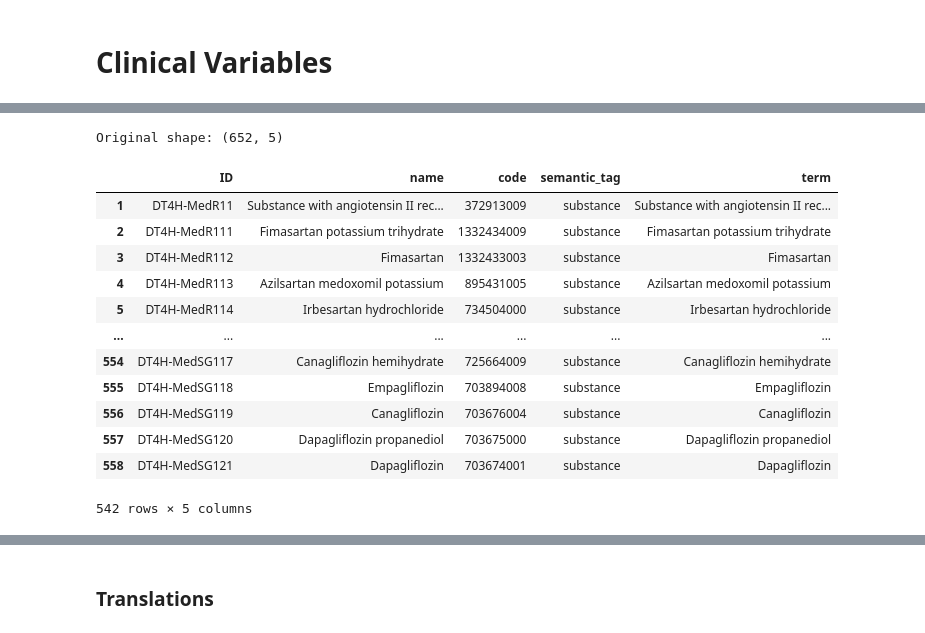
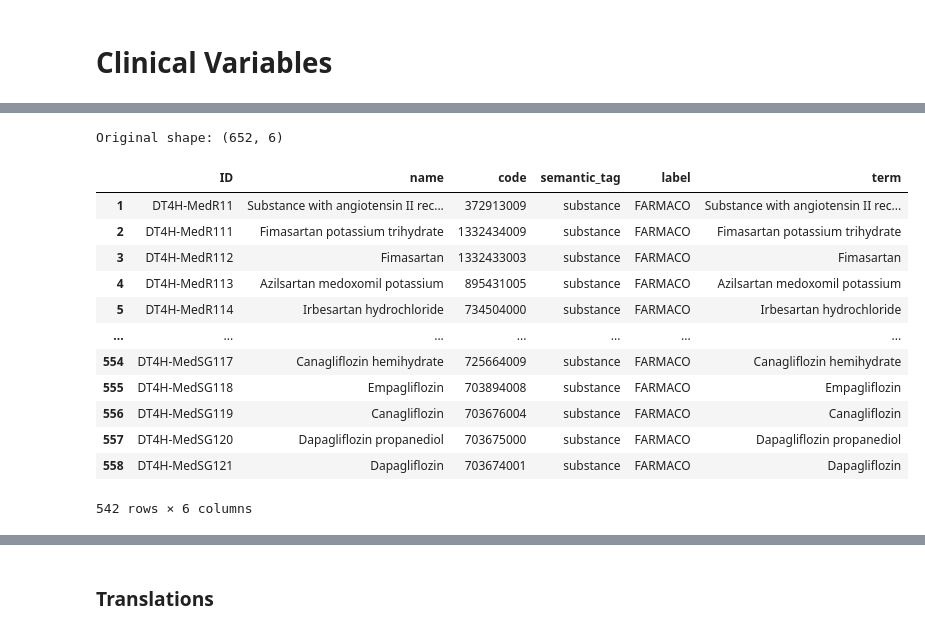
Before and after one commit to nlp4bia-bsc/dt4h-coverage-dash, a Jupyter notebook: notebooks/data-retrieval.ipynb, the cells around one changed output, grey strips where cells are left out. Drawn from its saved outputs; the diff is of its cells as text; code cells hidden in the pictures.

```diff
--- a/notebooks/data-retrieval.ipynb
+++ b/notebooks/data-retrieval.ipynb
@@ -380,12 +380,15 @@ if WRITE_TOTAL:
 # %%
 df_variables_orig = pd.read_csv(os.path.join(VAR_DATA, 'DT4H Multilingual Dictionary Entity Linking - all variables.csv'),
                                 dtype={'code': str},
-                                usecols=['DT4HID', 'CONCEPT', 'SNOMEDID NUMBER', 'SNOMED PT (International Edition April 2024)', 'SNOMEDID CLASS'])
+                                usecols=['DT4HID', 'CONCEPT', 'SNOMEDID NUMBER', 'SNOMED PT (International Edition April 2024)',
+                                         'SNOMEDID CLASS', 'NLP4BIA NER Class'])
 
 df_variables_orig = df_variables_orig.rename(columns={'DT4HID': 'ID', 'CONCEPT':'name', 'SNOMEDID NUMBER': 'code',
                                                       'SNOMED PT (International Edition April 2024)': 'term',
-                                                      'SNOMEDID CLASS': 'semantic_tag'})
+                                                      'SNOMEDID CLASS': 'semantic_tag', 'NLP4BIA NER Class':'label'})
 
 df_variables_orig = df_variables_orig[df_variables_orig['code'].str.match(r'^\d+$')]
+d_classes = {"Procedimiento": "PROCEDIMIENTO", "Fármaco": "FARMACO", "Síntoma":"SINTOMA", "Enfermedad": "ENFERMEDAD"}
+df_variables_orig["label"] = df_variables_orig["label"].map(d_classes).fillna("OTROS")
 df_variables_orig
 # %% [output]
@@ -405,41 +408,41 @@ df_variables_orig
 # %%
 df_variables_med = pd.read_csv(os.path.join(VAR_DATA, 'DT4H Multilingual Dictionary Entity Linking - Medication.csv'),
                                  dtype={'code': str},
                                  usecols=['DT4HID', 'SNOMEDID NUMBER', 'CONCEPT', 'SNOMEDID CLASS'])
 
 df_variables_med = df_variables_med.rename(columns={'DT4HID': 'ID', 'SNOMEDID NUMBER': 'code',
                                                     'CONCEPT': 'name', 'SNOMEDID CLASS': 'semantic_tag'})
-
+df_variables_med['label'] = "FARMACO"
 df_variables_med["term"] = df_variables_med["name"]
 
 df_vars_med_ovlap = df_variables_med[df_variables_med["ID"].isin(df_variables_orig["ID"])]
 # Remove those that are already in the "all variables"
 df_variables_med = df_variables_med[~df_variables_med["ID"].isin(df_variables_orig["ID"])]
 
 df_variables_orig_med = pd.concat([df_variables_orig, df_variables_med], ignore_index=True)
 
 df_variables_orig_med = df_variables_orig_med.drop_duplicates(subset=["ID"])
 df_variables_orig_med.loc[df_variables_orig_med["ID"].isin(df_vars_med_ovlap["ID"]), ["semantic_tag", "term"]] = df_vars_med_ovlap[["semantic_tag", "term"]].values
 
 df_variables_orig_med.dropna(inplace=True)
 
 print("Original shape:", df_variables_orig_med.shape, "\n")
 df_variables_med
 # %% [output]
-Original shape: (652, 5)
+Original shape: (652, 6)
-|  | ID | name | code | semantic_tag | term |
-| 1 | DT4H-MedR11 | Substance with angiotensin II rec... | 372913009 | substance | Substance with angiotensin II rec... |
-| 2 | DT4H-MedR111 | Fimasartan potassium trihydrate | 1332434009 | substance | Fimasartan potassium trihydrate |
-| 3 | DT4H-MedR112 | Fimasartan | 1332433003 | substance | Fimasartan |
-| 4 | DT4H-MedR113 | Azilsartan medoxomil potassium | 895431005 | substance | Azilsartan medoxomil potassium |
-| 5 | DT4H-MedR114 | Irbesartan hydrochloride | 734504000 | substance | Irbesartan hydrochloride |
-| ... | ... | ... | ... | ... | ... |
-| 554 | DT4H-MedSG117 | Canagliflozin hemihydrate | 725664009 | substance | Canagliflozin hemihydrate |
-| 555 | DT4H-MedSG118 | Empagliflozin | 703894008 | substance | Empagliflozin |
-| 556 | DT4H-MedSG119 | Canagliflozin | 703676004 | substance | Canagliflozin |
-| 557 | DT4H-MedSG120 | Dapagliflozin propanediol | 703675000 | substance | Dapagliflozin propanediol |
-| 558 | DT4H-MedSG121 | Dapagliflozin | 703674001 | substance | Dapagliflozin |
+|  | ID | name | code | semantic_tag | label | term |
+| 1 | DT4H-MedR11 | Substance with angiotensin II rec... | 372913009 | substance | FARMACO | Substance with angiotensin II rec... |
+| 2 | DT4H-MedR111 | Fimasartan potassium trihydrate | 1332434009 | substance | FARMACO | Fimasartan potassium trihydrate |
+| 3 | DT4H-MedR112 | Fimasartan | 1332433003 | substance | FARMACO | Fimasartan |
+| 4 | DT4H-MedR113 | Azilsartan medoxomil potassium | 895431005 | substance | FARMACO | Azilsartan medoxomil potassium |
+| 5 | DT4H-MedR114 | Irbesartan hydrochloride | 734504000 | substance | FARMACO | Irbesartan hydrochloride |
+| ... | ... | ... | ... | ... | ... | ... |
+| 554 | DT4H-MedSG117 | Canagliflozin hemihydrate | 725664009 | substance | FARMACO | Canagliflozin hemihydrate |
+| 555 | DT4H-MedSG118 | Empagliflozin | 703894008 | substance | FARMACO | Empagliflozin |
+| 556 | DT4H-MedSG119 | Canagliflozin | 703676004 | substance | FARMACO | Canagliflozin |
+| 557 | DT4H-MedSG120 | Dapagliflozin propanediol | 703675000 | substance | FARMACO | Dapagliflozin propanediol |
+| 558 | DT4H-MedSG121 | Dapagliflozin | 703674001 | substance | FARMACO | Dapagliflozin |
-542 rows × 5 columns
+542 rows × 6 columns
 # %%
 df_variables_orig_med.loc[df_variables_orig_med["ID"].isin(df_vars_med_ovlap["ID"]), :]
 # %% [output]
```
Also changed, not shown: parts of 4 cells of this notebook.
